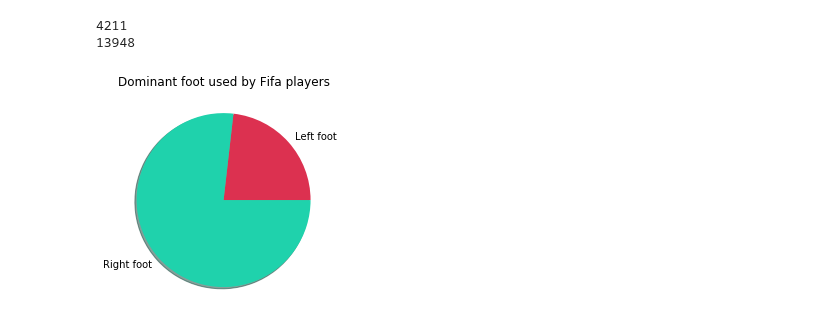
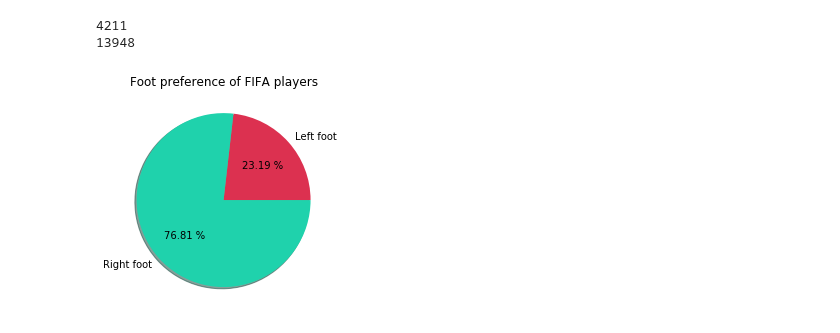
Before and after one commit to AndyHenry93/DataEngineer_Real_World_Visualization-, a Jupyter notebook: Real_World_Visualization .ipynb, the cells around one changed output. Cells and saved outputs as stored; diff of their text form; code cells hidden in the pictures.

Commit message:
Added pie chart

```diff
--- a/Real_World_Visualization .ipynb
+++ b/Real_World_Visualization .ipynb
@@ -128,8 +130,10 @@ print(right)
 4211
 13948
 # %%
-plt.pie([left,right], labels = ['Left foot','Right foot'], colors = ['#DC3150', '#1FD2AC'],shadow = True)
-plt.title('Dominant foot used by Fifa players')
+plt.pie([left,right], labels = ['Left foot','Right foot'], colors = ['#DC3150', '#1FD2AC'],shadow = True, autopct ='%.2f %%')
+plt.title('Foot preference of FIFA players')
+# saving the figure
+plt.savefig('FIFA_dominateFoot.png',bbox_inches='tight',dpi=100)
 plt.show()
 # %% [output]
-[figure, old version]
+[figure, new version]
```
Also changed, not shown: parts of 1 cell of this notebook, 8 other files.
